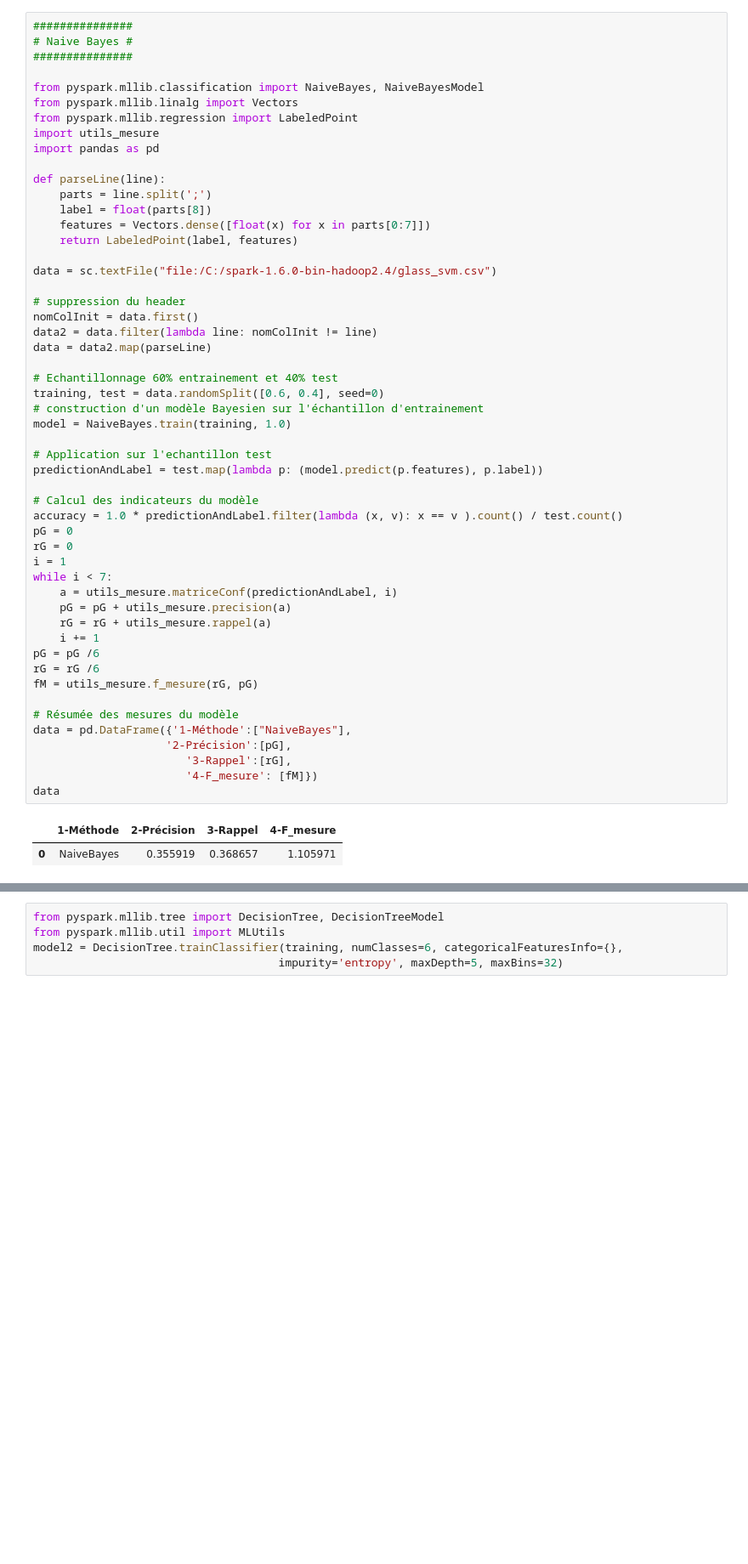
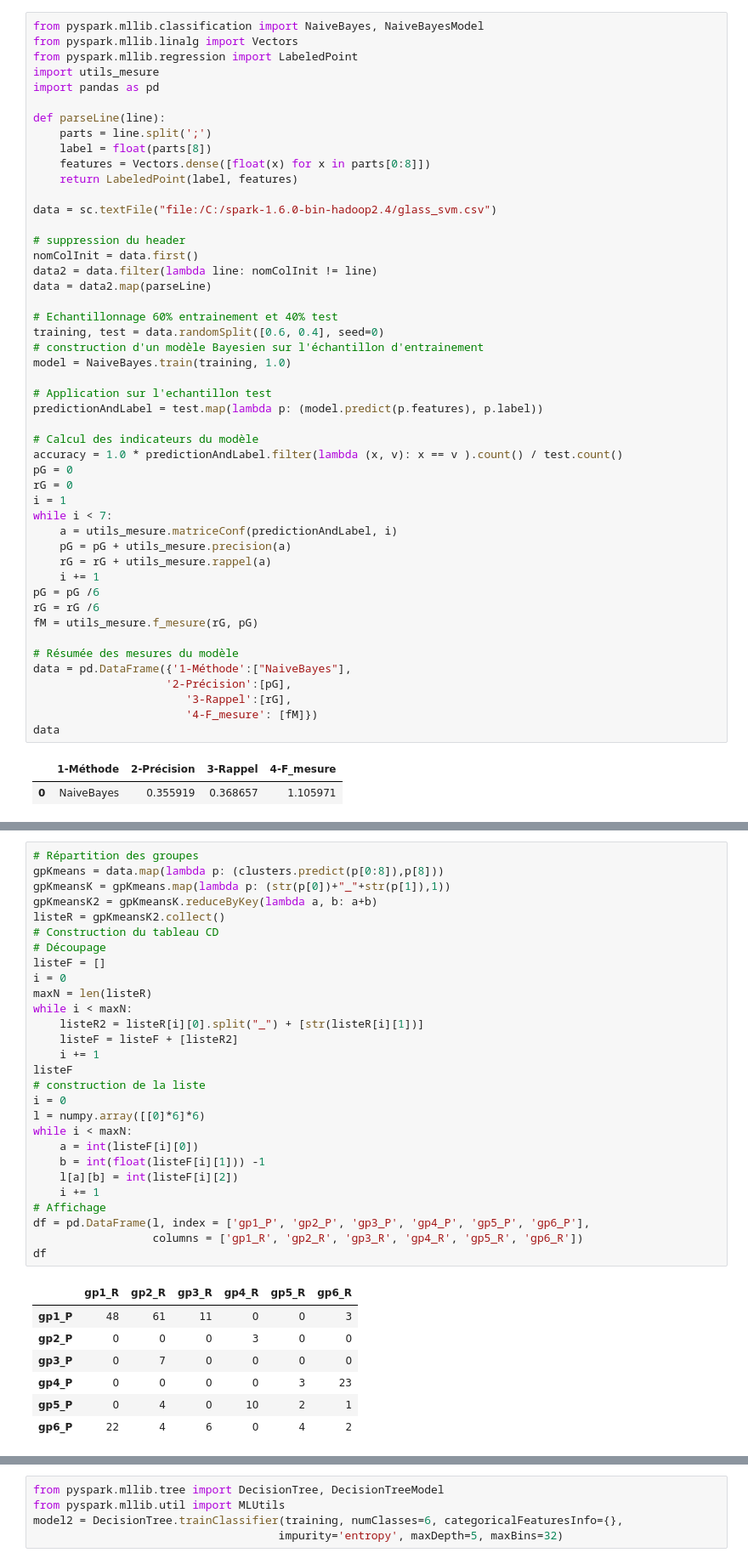
Before and after one commit to noemieSP/ML_Spark, a Jupyter notebook: ML_Spark.ipynb, the cells around one changed output, grey strips where cells are left out. Shown at 85% size. Cells and saved outputs as stored; diff of their text form; blank space fills up the shorter version.

Commit message:
# Kmeans
# 1

```diff
--- a/ML_Spark.ipynb
+++ b/ML_Spark.ipynb
@@ -95,8 +99,4 @@ Statistics.corr(partsNum, method="pearson")
 # %%
-###############
-# Naive Bayes #
-###############
-
 from pyspark.mllib.classification import NaiveBayes, NaiveBayesModel
 from pyspark.mllib.linalg import Vectors
 from pyspark.mllib.regression import LabeledPoint
@@ -106,7 +106,7 @@ import pandas as pd
 def parseLine(line):
     parts = line.split(';')
     label = float(parts[8])
-    features = Vectors.dense([float(x) for x in parts[0:7]])
+    features = Vectors.dense([float(x) for x in parts[0:8]])
     return LabeledPoint(label, features)
 
 data = sc.textFile("file:/C:/spark-1.6.0-bin-hadoop2.4/glass_svm.csv")
@@ -149,0 +182,36 @@ data
+# %%
+# Répartition des groupes
+gpKmeans = data.map(lambda p: (clusters.predict(p[0:8]),p[8]))
+gpKmeansK = gpKmeans.map(lambda p: (str(p[0])+"_"+str(p[1]),1))
+gpKmeansK2 = gpKmeansK.reduceByKey(lambda a, b: a+b)
+listeR = gpKmeansK2.collect()
+# Construction du tableau CD
+# Découpage
+listeF = []
+i = 0
+maxN = len(listeR)
+while i < maxN:
+    listeR2 = listeR[i][0].split("_") + [str(listeR[i][1])]
+    listeF = listeF + [listeR2]
+    i += 1
+listeF
+# construction de la liste
+i = 0
+l = numpy.array([[0]*6]*6)
+while i < maxN:
+    a = int(listeF[i][0])
+    b = int(float(listeF[i][1])) -1
+    l[a][b] = int(listeF[i][2])
+    i += 1
+# Affichage
+df = pd.DataFrame(l, index = ['gp1_P', 'gp2_P', 'gp3_P', 'gp4_P', 'gp5_P', 'gp6_P'],
+                  columns = ['gp1_R', 'gp2_R', 'gp3_R', 'gp4_R', 'gp5_R', 'gp6_R'])
+df
+# %% [output]
+|  | gp1_R | gp2_R | gp3_R | gp4_R | gp5_R | gp6_R |
+| gp1_P | 48 | 61 | 11 | 0 | 0 | 3 |
+| gp2_P | 0 | 0 | 0 | 3 | 0 | 0 |
+| gp3_P | 0 | 7 | 0 | 0 | 0 | 0 |
+| gp4_P | 0 | 0 | 0 | 0 | 3 | 23 |
+| gp5_P | 0 | 4 | 0 | 10 | 2 | 1 |
+| gp6_P | 22 | 4 | 6 | 0 | 4 | 2 |
```
Also changed, not shown: parts of 16 cells of this notebook, 1 other file.
